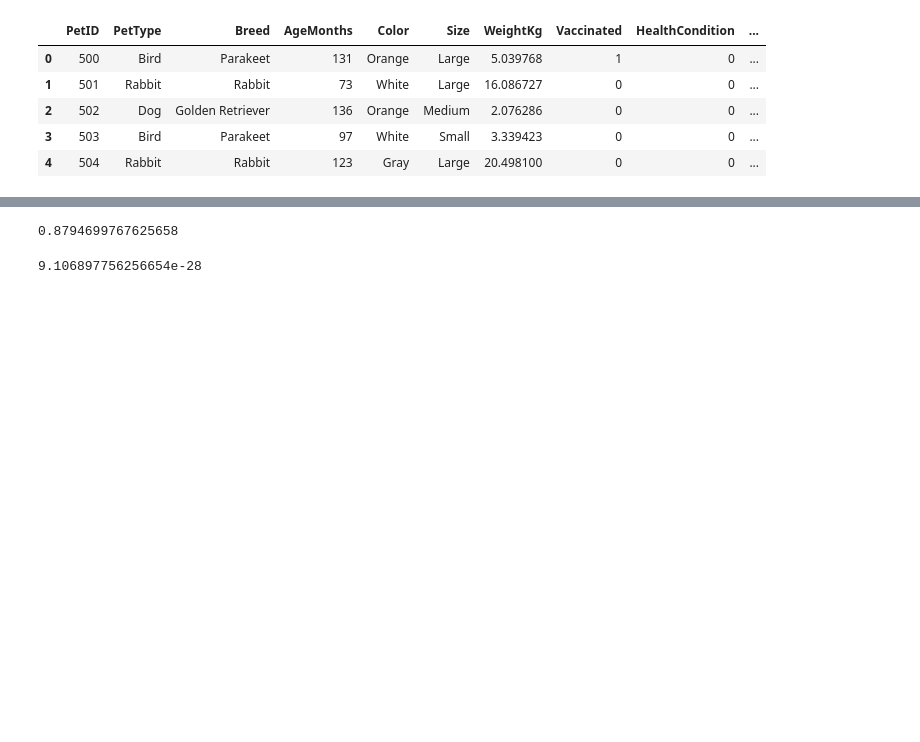
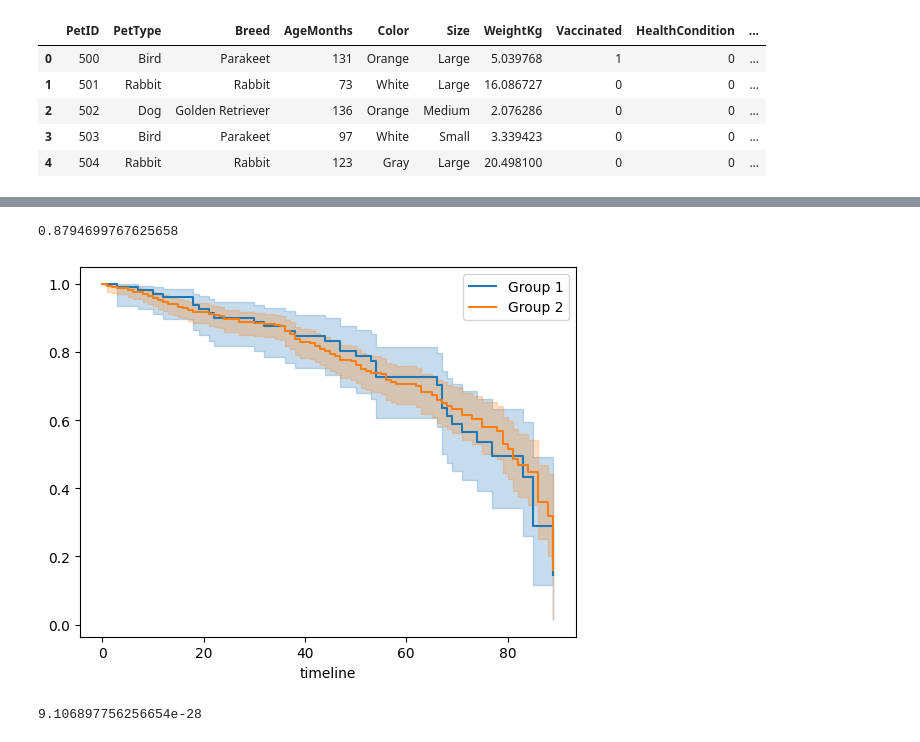
Before and after one commit to tsents/Statistical-Theory-Project, a Jupyter notebook: censored.ipynb, the cells around one changed output, grey strips where cells are left out. Drawn from its saved outputs; the diff is of its cells as text; code cells hidden in the pictures; blank space fills up the shorter version.

```diff
--- a/censored.ipynb
+++ b/censored.ipynb
@@ -83,9 +84,17 @@ results.p_value
 # %%
 group1,group2 = filter_pets(data_frame,pet_type='Cat',color='Orange')
+kmf = KaplanMeierFitter()
+
+kmf.fit(group1['TimeInShelterDays'], group1['AdoptionLikelihood'], label='Group 1')
+kmf.plot(ci_show=True)
+
+kmf.fit(group2['TimeInShelterDays'], group2['AdoptionLikelihood'], label='Group 2')
+kmf.plot(ci_show=True)
 results = logrank_test(group1['TimeInShelterDays'], group2['TimeInShelterDays'], group1['AdoptionLikelihood'], group2['AdoptionLikelihood'])
 results.p_value
 # %% [output]
 0.8794699767625658
+[figure, added]
 # %%
 group1,group2 = filter_pets(data_frame,vaccinated=1)
 kmf = KaplanMeierFitter()
```
Also changed, not shown: parts of 18 cells of this notebook.
